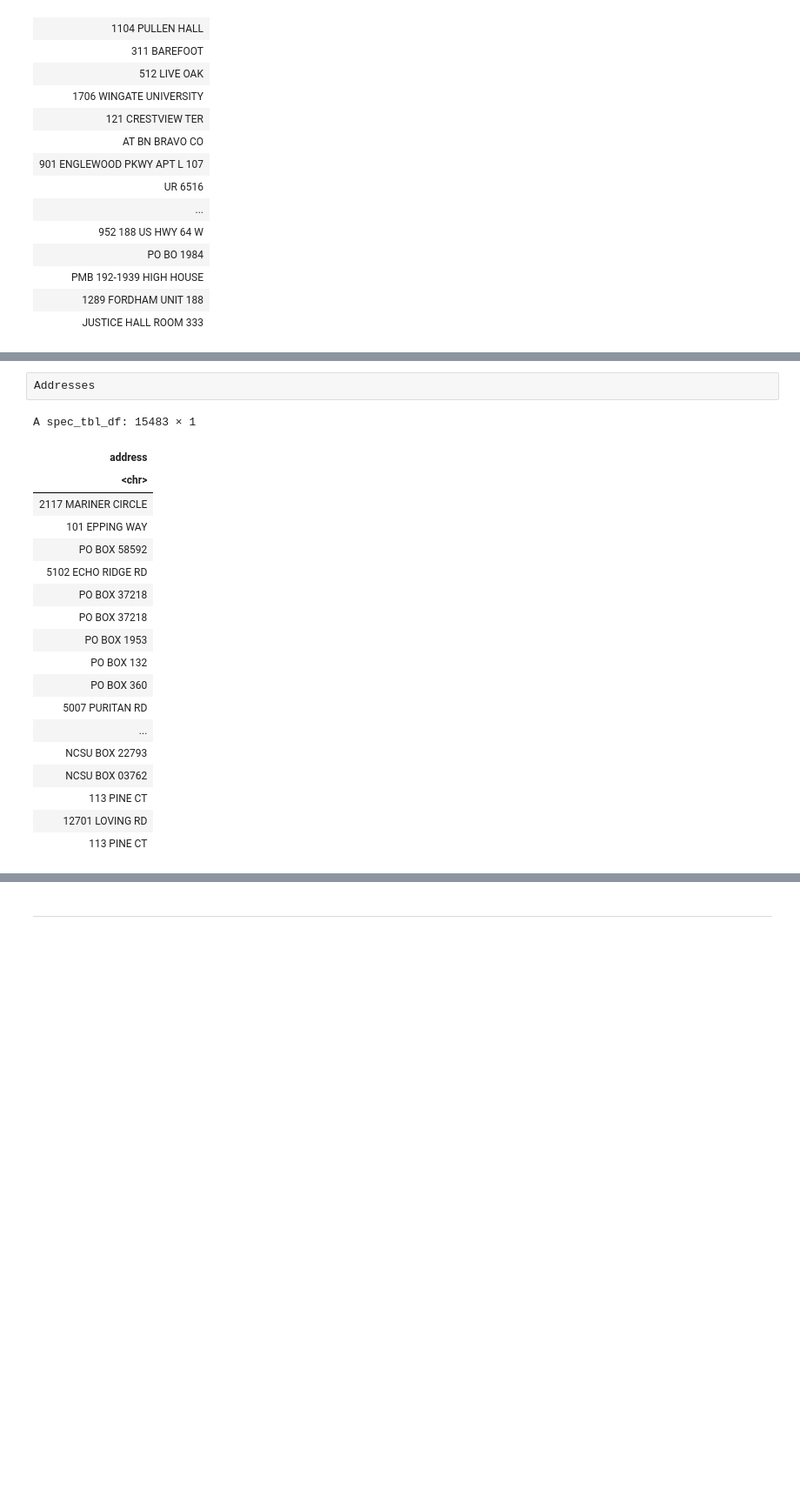
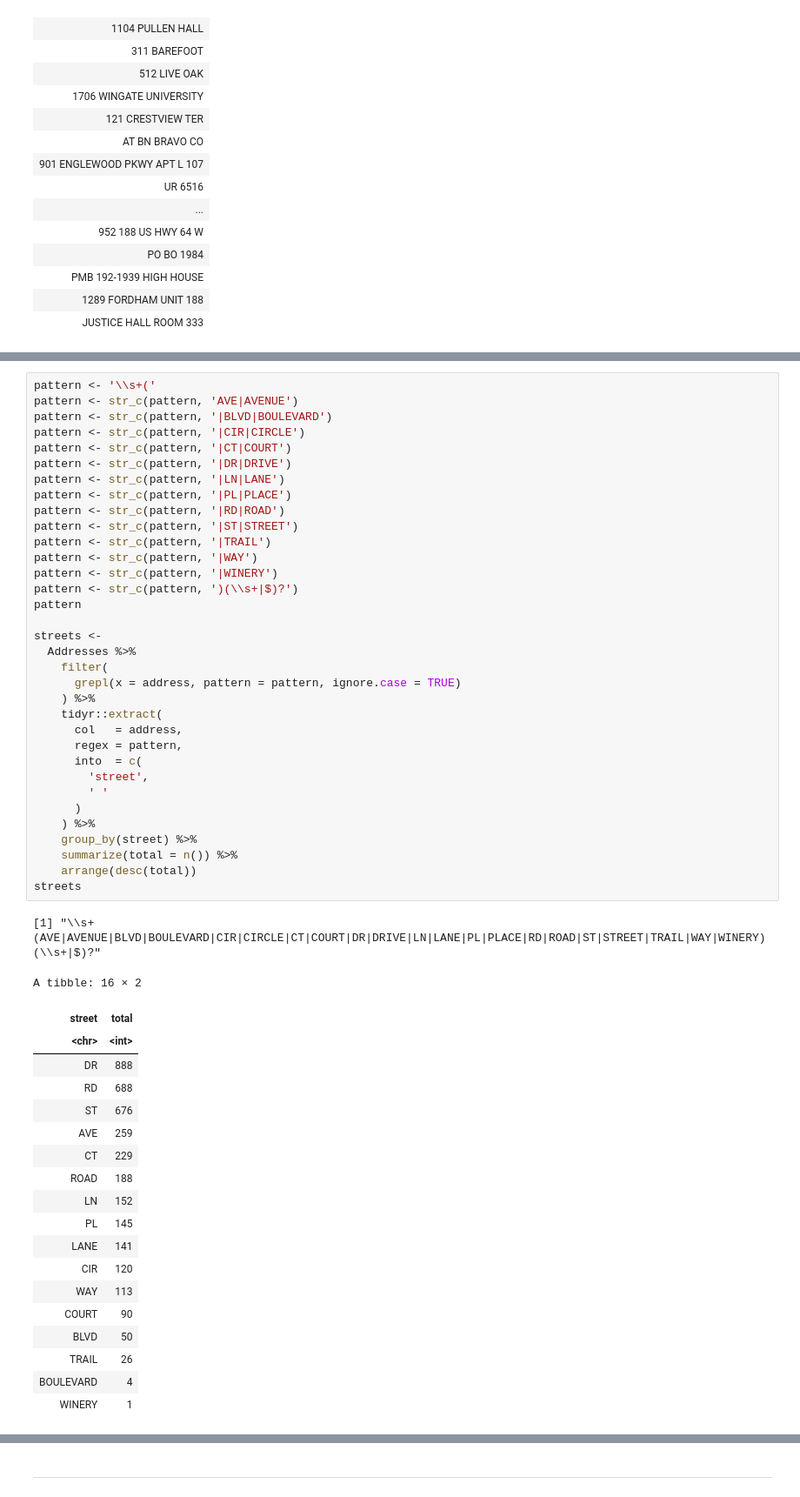
Before and after one commit to stat184-summer2023/a09-street-or-road-davefriedman01, a Jupyter notebook: A09.ipynb, the cells around one changed output, grey strips where cells are left out. Shown: that part at 87% size. Drawn from its saved outputs; the diff is of its cells as text; blank space fills up the shorter version.

```diff
--- a/A09.ipynb
+++ b/A09.ipynb
@@ -453,22 +369,55 @@ ERROR: Error in UseMethod("mutate"): no applicable method for 'mutate' applied t
-# %%
-Addresses
-# %% [output]
-A spec_tbl_df: 15483 × 1
-| address |
-| <chr> |
-| 2117 MARINER CIRCLE |
-| 101 EPPING WAY |
-| PO BOX 58592 |
-| 5102 ECHO RIDGE RD |
-| PO BOX 37218 |
-| PO BOX 37218 |
-| PO BOX 1953 |
-| PO BOX 132 |
-| PO BOX 360 |
-| 5007 PURITAN RD |
-| ... |
-| NCSU BOX 22793 |
-| NCSU BOX 03762 |
-| 113 PINE CT |
-| 12701 LOVING RD |
-| 113 PINE CT |
+# %%
+pattern <- '\\s+('
+pattern <- str_c(pattern, 'AVE|AVENUE')
+pattern <- str_c(pattern, '|BLVD|BOULEVARD')
+pattern <- str_c(pattern, '|CIR|CIRCLE')
+pattern <- str_c(pattern, '|CT|COURT')
+pattern <- str_c(pattern, '|DR|DRIVE')
+pattern <- str_c(pattern, '|LN|LANE')
+pattern <- str_c(pattern, '|PL|PLACE')
+pattern <- str_c(pattern, '|RD|ROAD')
+pattern <- str_c(pattern, '|ST|STREET')
+pattern <- str_c(pattern, '|TRAIL')
+pattern <- str_c(pattern, '|WAY')
+pattern <- str_c(pattern, '|WINERY')
+pattern <- str_c(pattern, ')(\\s+|$)?')
+pattern
+
+streets <-
+  Addresses %>%
+    filter(
+      grepl(x = address, pattern = pattern, ignore.case = TRUE)
+    ) %>%
+    tidyr::extract(
+      col   = address,
+      regex = pattern,
+      into  = c(
+        'street',
+        ' '
+      )
+    ) %>%
+    group_by(street) %>%
+    summarize(total = n()) %>%
+    arrange(desc(total))
+streets
+# %% [output]
+[1] "\\s+(AVE|AVENUE|BLVD|BOULEVARD|CIR|CIRCLE|CT|COURT|DR|DRIVE|LN|LANE|PL|PLACE|RD|ROAD|ST|STREET|TRAIL|WAY|WINERY)(\\s+|$)?"
+A tibble: 16 × 2
+| street | total |
+| <chr> | <int> |
+| DR | 888 |
+| RD | 688 |
+| ST | 676 |
+| AVE | 259 |
+| CT | 229 |
+| ROAD | 188 |
+| LN | 152 |
+| PL | 145 |
+| LANE | 141 |
+| CIR | 120 |
+| WAY | 113 |
+| COURT | 90 |
+| BLVD | 50 |
+| TRAIL | 26 |
+| BOULEVARD | 4 |
+| WINERY | 1 |
```
Also changed, not shown: parts of 7 cells of this notebook, 2 other files.
